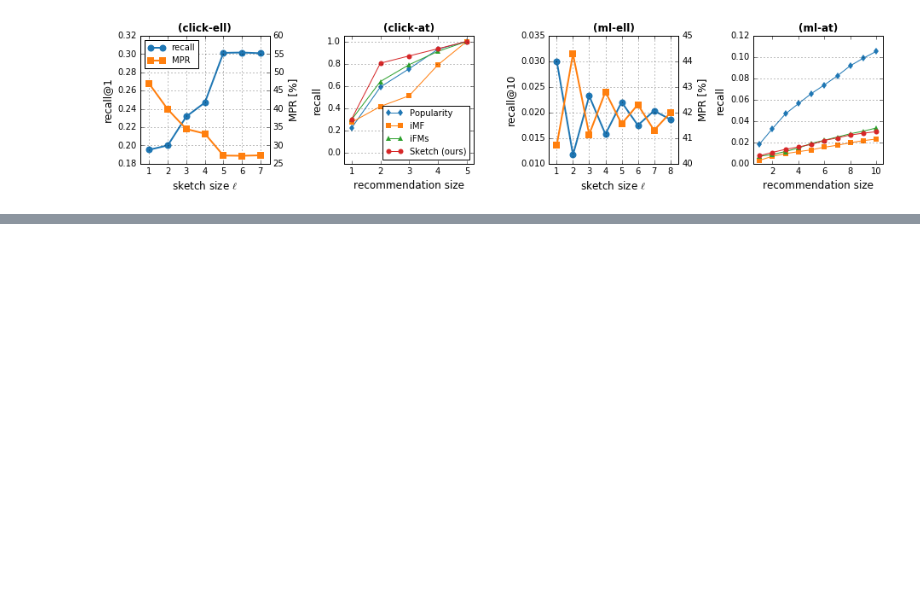
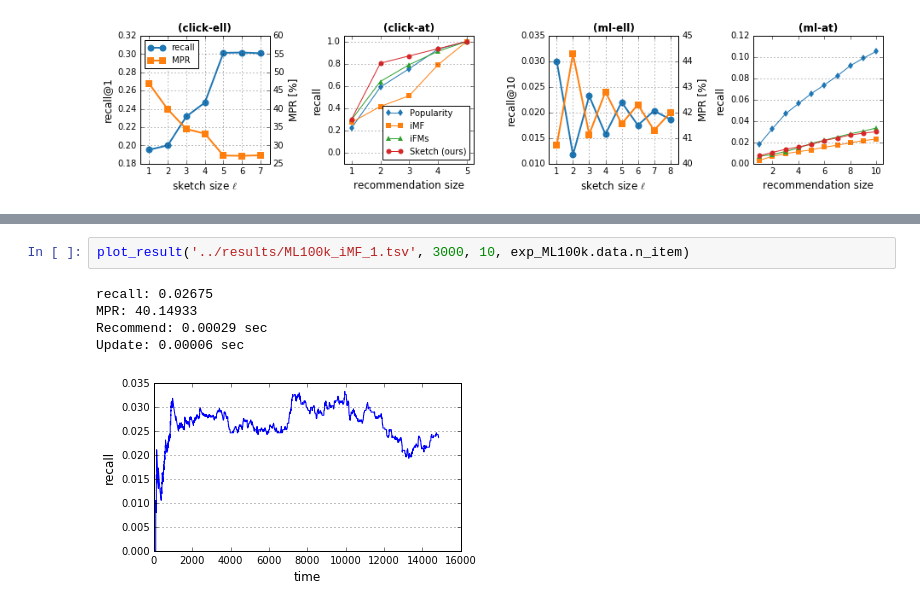
Before and after one commit to takuti/stream-recommender, a Jupyter notebook: notebook/paper-sketch.ipynb, the cells around one changed output, grey strips where cells are left out. Drawn from its saved outputs; the diff is of its cells as text; blank space fills up the shorter version.

```diff
--- a/notebook/paper-sketch.ipynb
+++ b/notebook/paper-sketch.ipynb
@@ -571,0 +588,8 @@ fig.savefig('../../../paper/images/chiir-2017/different_settings.eps')
+# %%
+plot_result('../results/ML100k_iMF_1.tsv', 3000, 10, exp_ML100k.data.n_item)
+# %% [output]
+recall: 0.02675
+MPR: 40.14933
+Recommend: 0.00029 sec
+Update: 0.00006 sec
+[figure, added]
```
Also changed, not shown: parts of 6 cells of this notebook.
